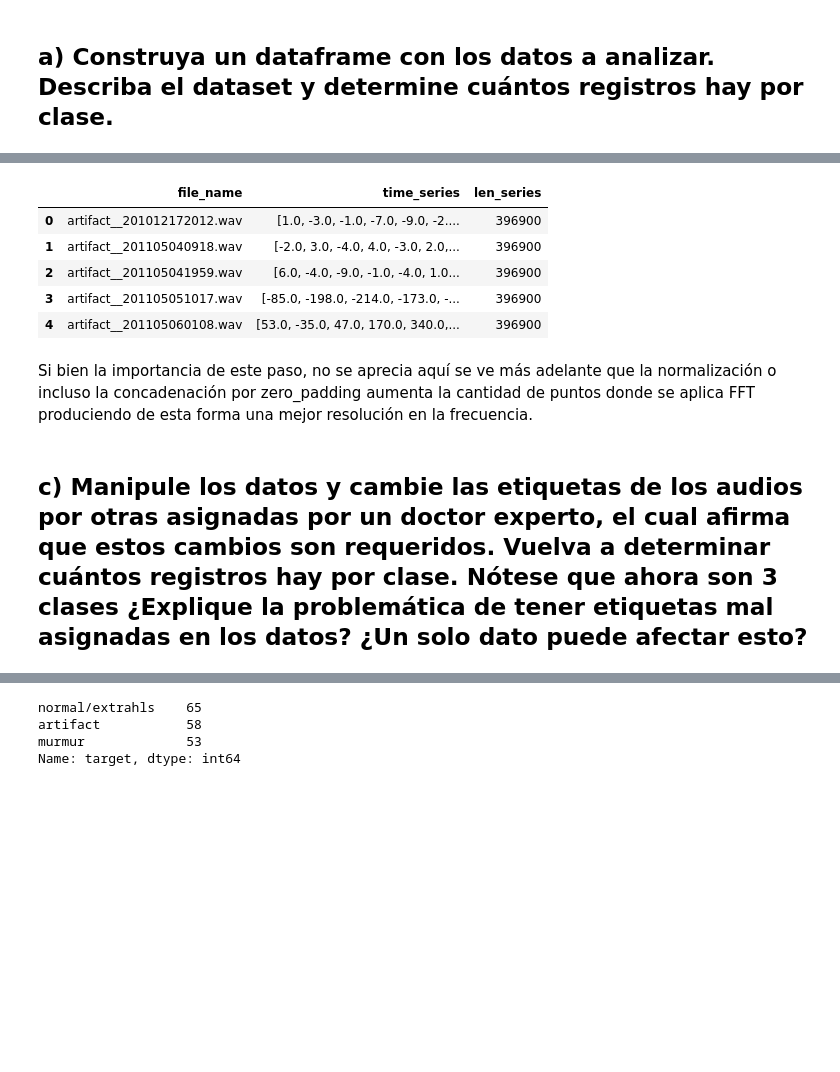
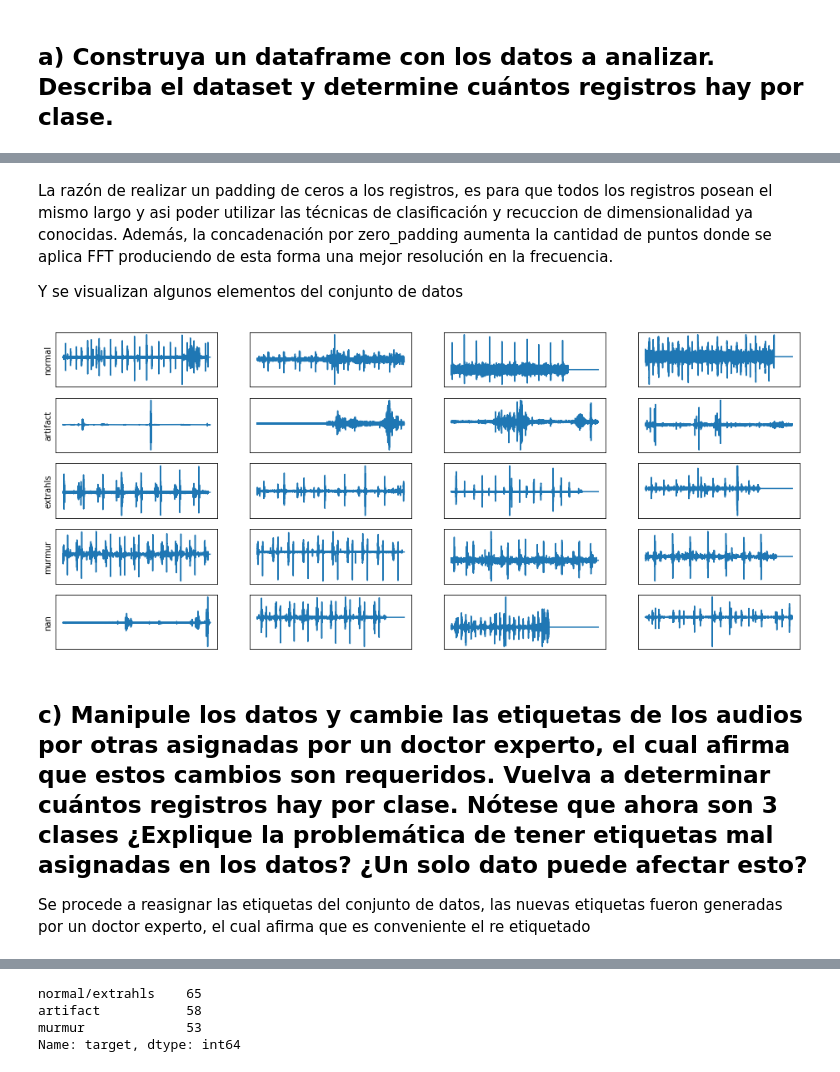
Before and after one commit to Caimapo/MachineLearning2017-02, a Jupyter notebook: Pregunta 2.ipynb, the cells around one changed output, grey strips where cells are left out. Saved outputs shown, nothing was run; the diff lists cells and outputs as text; code cells hidden in the pictures; blank space fills up the shorter version.

```diff
--- a/Pregunta 2.ipynb
+++ b/Pregunta 2.ipynb
@@ -134,16 +125,44 @@ new_df['time_series'] = new_df['time_series'].apply(padd_zeros,length=max(new_df
-# %%
-new_df.head()
-# %% [output]
-|  | file_name | time_series | len_series |
-| 0 | artifact__201012172012.wav | [1.0, -3.0, -1.0, -7.0, -9.0, -2.... | 396900 |
-| 1 | artifact__201105040918.wav | [-2.0, 3.0, -4.0, 4.0, -3.0, 2.0,... | 396900 |
-| 2 | artifact__201105041959.wav | [6.0, -4.0, -9.0, -1.0, -4.0, 1.0... | 396900 |
-| 3 | artifact__201105051017.wav | [-85.0, -198.0, -214.0, -173.0, -... | 396900 |
-| 4 | artifact__201105060108.wav | [53.0, -35.0, 47.0, 170.0, 340.0,... | 396900 |
 # %% [markdown]
-Si bien la importancia de este paso, no se aprecia aquí se ve más adelante que la normalización o incluso la concadenación por zero_padding aumenta la cantidad de puntos donde se aplica FFT produciendo de esta forma una mejor resolución en la frecuencia.
+La razón de realizar un padding de ceros a los registros, es para que todos los registros posean el mismo largo y asi poder utilizar las técnicas de clasificación y recuccion de dimensionalidad ya conocidas. Además, la concadenación por zero_padding aumenta la cantidad de puntos donde se aplica FFT produciendo de esta forma una mejor resolución en la frecuencia.
+
+Y se visualizan algunos elementos del conjunto de datos
+# %%
+labels = [str(i) for i in set(df['label'])]
+img_list = { i:[] for i in set(df['label'])}
+list_full = False
+i = 0
+n_reg = 4
+
+while (not list_full):
+    if ( len( img_list[ df['label'][i] ] ) < 10 ):
+        img_list[ df['label'][i] ].append(i)
+    i += 1
+
+    list_full = True
+    for j in img_list.keys():
+        if len(img_list[j]) < n_reg:
+            list_full = False
+            break;
+
+malper = {0:'normal', 1:'artifact', 2:'extrahls', 3:'murmur', 4:df['label'][140]}
+n_lab = len(img_list.keys())
+f, axarr = plt.subplots(n_lab, n_reg, figsize=(16,7))
+for i in malper:
+    for j in range(n_reg):
+        v = img_list[malper[i]][j]
+        axarr[i,j].plot(new_df['time_series'][v])
+        axarr[i,j].get_xaxis().set_visible(False)
+        axarr[i,j].get_yaxis().set_visible(False)
+    axarr[i,0].set_ylabel( str(malper[i] ) )
+    axarr[i,0].get_yaxis().set_visible(True)
+    axarr[i,0].get_yaxis().set_ticks([])
+plt.show()
+# %% [output]
+[figure, added]
 # %% [markdown]
 ## c) Manipule los datos y cambie las etiquetas de los audios por otras asignadas por un doctor experto, el cual afirma que estos cambios son requeridos. Vuelva a determinar cuántos registros hay por clase. Nótese que ahora son 3 clases ¿Explique la problemática de tener etiquetas mal asignadas en los datos? ¿Un solo dato puede afectar esto?
+
+Se procede a reasignar las etiquetas del conjunto de datos, las nuevas etiquetas fueron generadas por un doctor experto, el cual afirma que es conveniente el re etiquetado
 # %%
 new_labels = [
     0, 0, 0, 0, 0, 0, 0, 0, 0, 0, 0, 0, 0, 0, 0, 0, 0, 0, 0, 0, 0, 0, 0, 0, 0,
```
Also changed, not shown: parts of 84 cells of this notebook.
